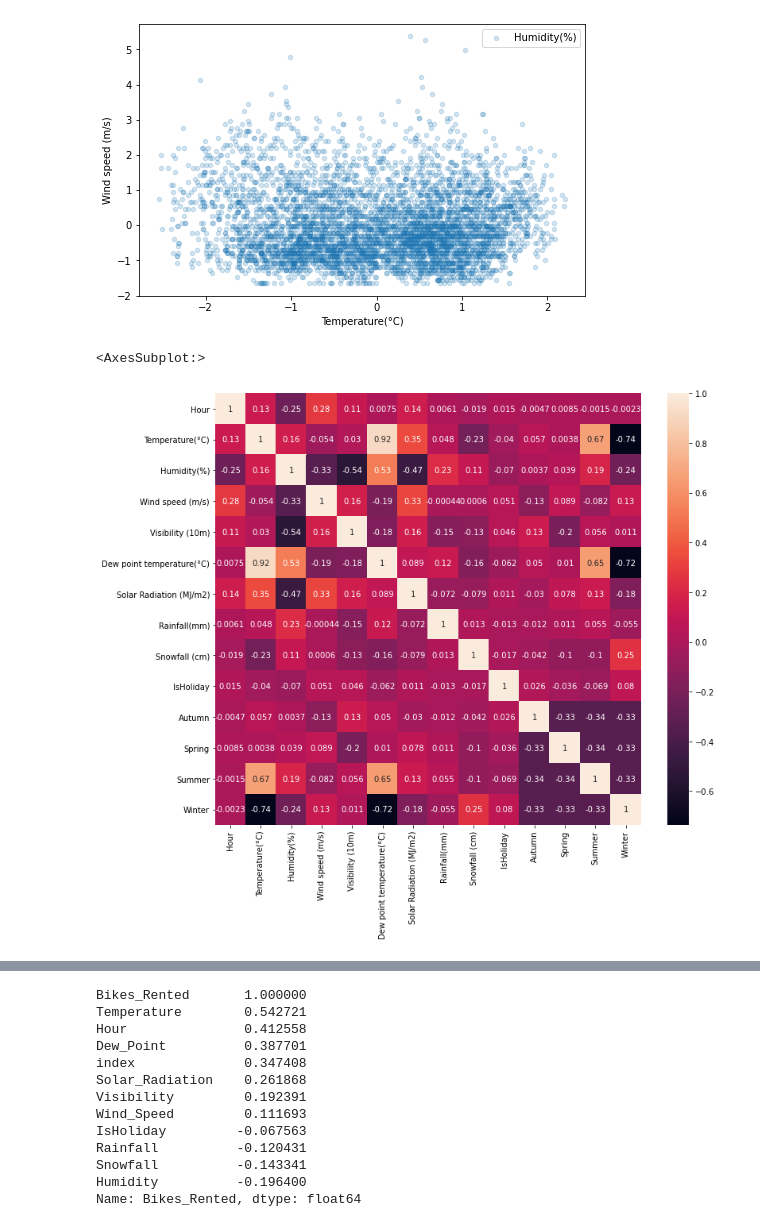
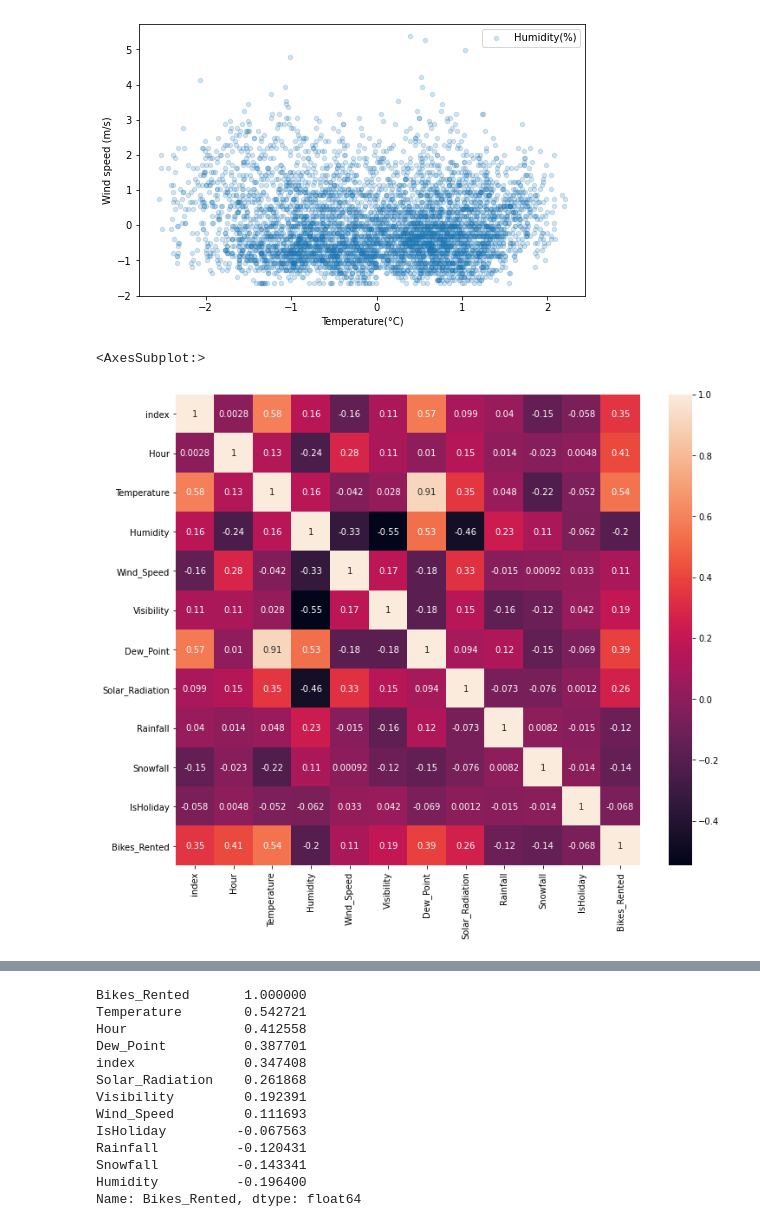
Before and after one commit to UsmanZafar911/Bikes-Rental-seoul, a Jupyter notebook: Seoul_Bike_Rental.ipynb, the cells around one changed output, grey strips where cells are left out. Drawn from its saved outputs; the diff is of its cells as text; code cells hidden in the pictures.

```diff
--- a/Seoul_Bike_Rental.ipynb
+++ b/Seoul_Bike_Rental.ipynb
@@ -289,7 +289,7 @@ plt.show()
 # %%
 #Show a seaborn heatmap of correlations in X_train
 plt.subplots(figsize=(12,10))
-sns.heatmap(X_train.corr(),annot=True)
+sns.heatmap(bikes.corr(),annot=True)
 # %% [output]
 <AxesSubplot:>
-[figure, old version]
+[figure, new version]
```
Also changed, not shown: parts of 18 cells of this notebook.
